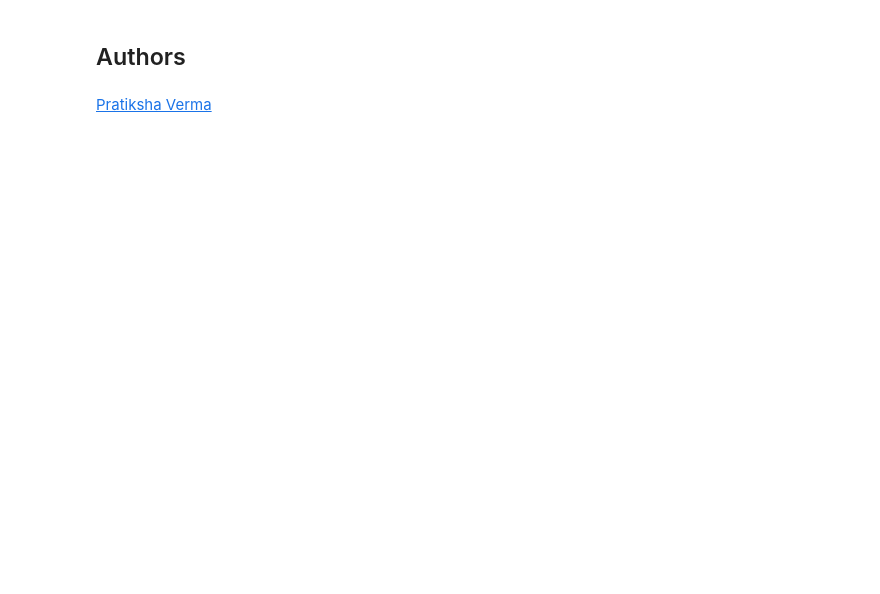
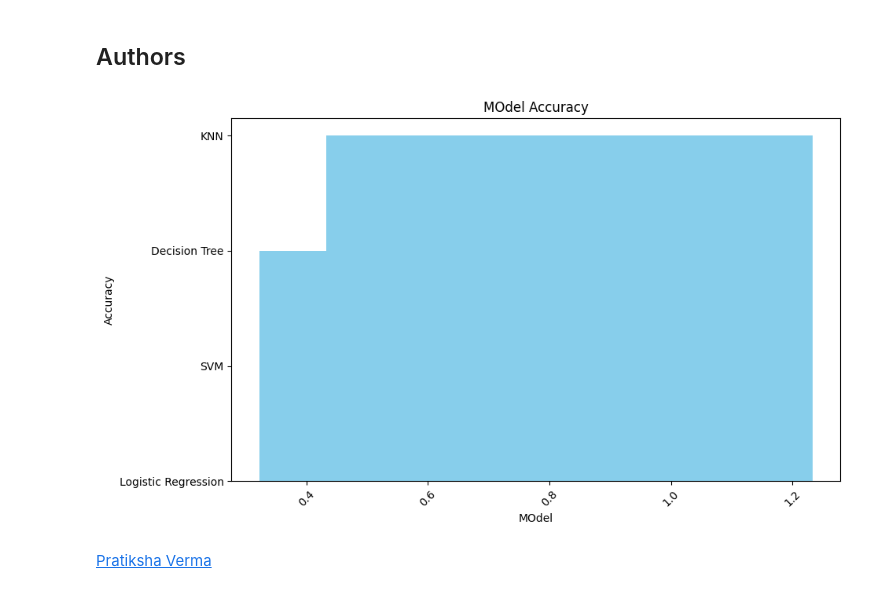
Before and after one commit to ikigamisama/Data-Science-Capstone, a Jupyter notebook: Module 4 (Predictive Analysis)/SpaceX_Machine_Learning_Prediction_Part_5.jupyterlite.ipynb, the cells around one changed output. Drawn from its saved outputs; the diff is of its cells as text; code cells hidden in the pictures; blank space fills up the shorter version.

```diff
--- a/Module 4 (Predictive Analysis)/SpaceX_Machine_Learning_Prediction_Part_5.jupyterlite.ipynb
+++ b/Module 4 (Predictive Analysis)/SpaceX_Machine_Learning_Prediction_Part_5.jupyterlite.ipynb
@@ -444,5 +448,28 @@ Best performing method: Logistic Regression with an accuracy of 0.83333333333333
 # %% [markdown]
 ## Authors
+# %%
+data = {
+    'Logistic Regression': 0.8333333333333334,
+    'SVM': 0.8333333333333334,
+    'Decision Tree': 0.7222222222222222,
+    'KNN': 0.8333333333333334
+}
+
+# Convert dictionary to DataFrame
+barChartData = pd.DataFrame(list(data.items()), columns=['Model', 'Accuracy'])
+
+plt.figure(figsize=(10, 6))
+plt.bar(barChartData['Accuracy'], barChartData['Model'], color='skyblue')
+
+# Adding title and labels
+plt.title('MOdel Accuracy')
+plt.xlabel('Model')
+plt.ylabel('Accuracy')
+
+plt.xticks(rotation=45)  # Rotate x-axis labels if needed
+plt.show()
+# %% [output]
+[figure, added]
 # %% [markdown]
 [Pratiksha Verma](https://www.linkedin.com/in/pratiksha-verma-6487561b1/)
 # %% [markdown]
```
Also changed, not shown: parts of 6 cells of this notebook, 5 other files.
